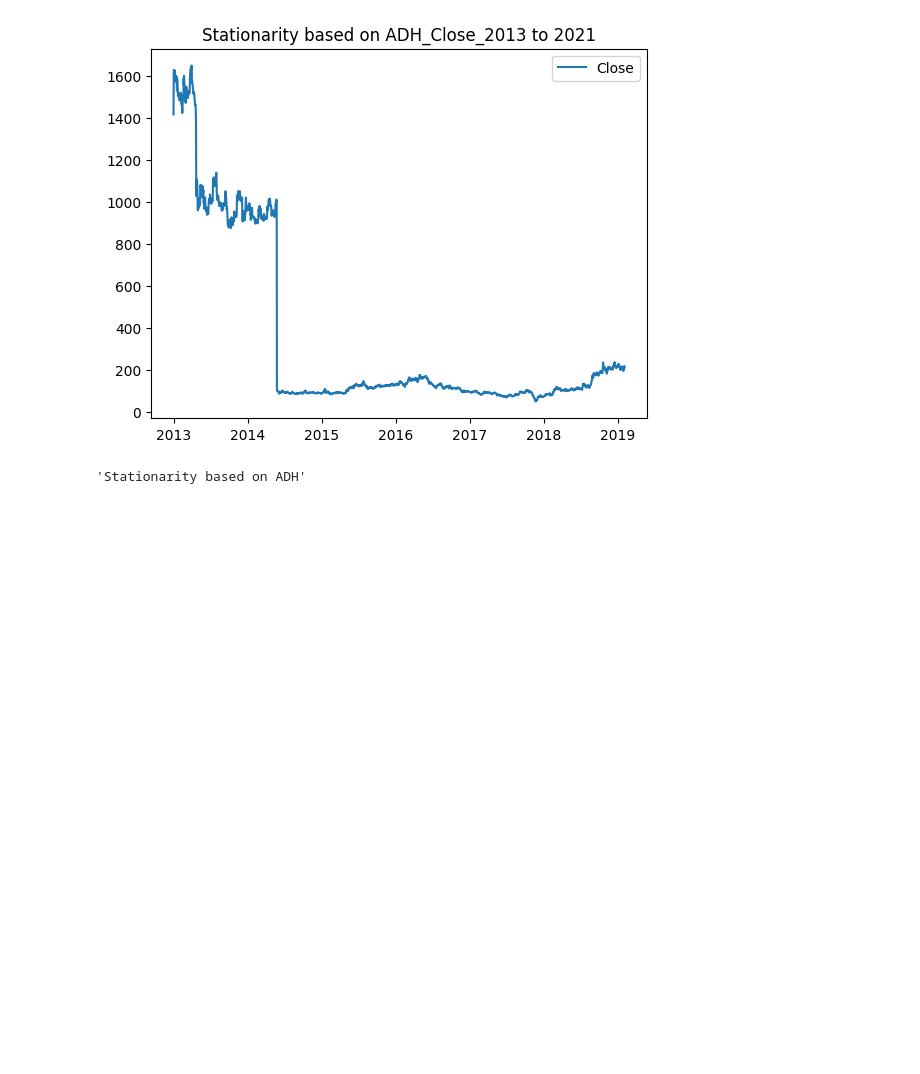
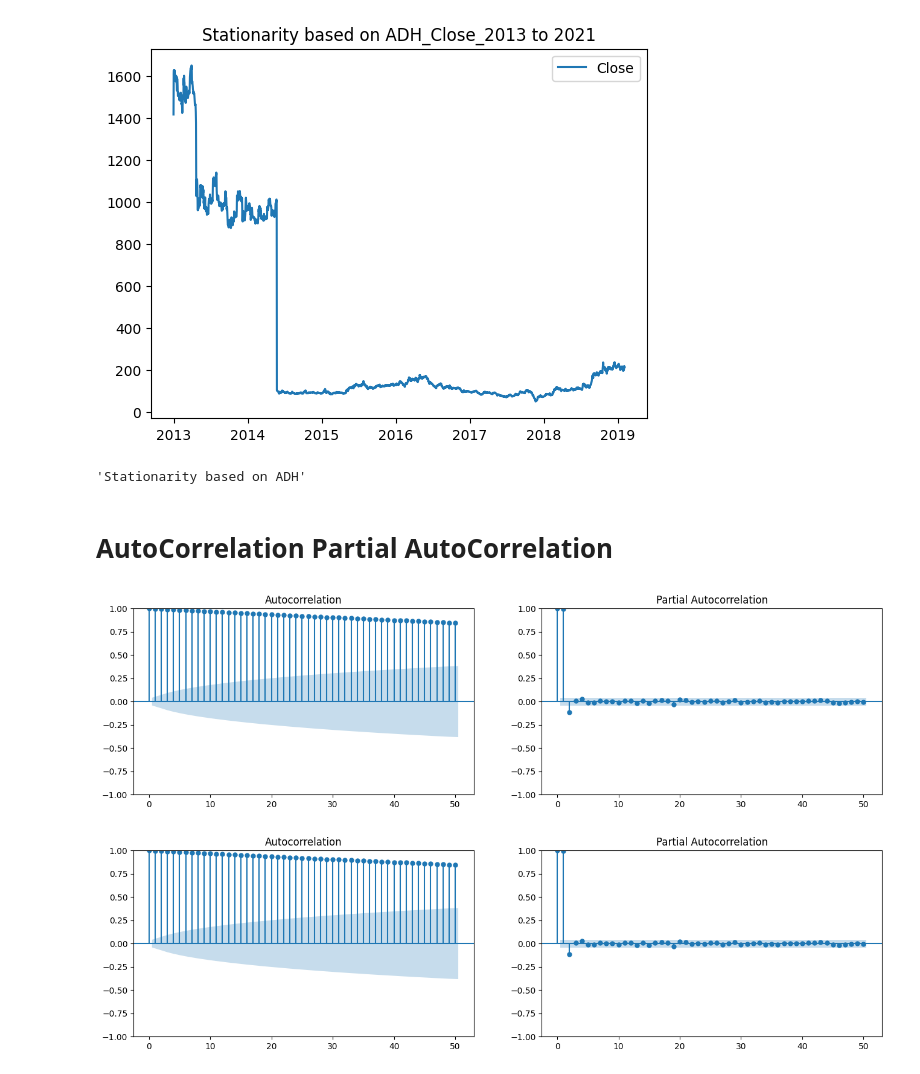
Before and after one commit to ShameemBanuAI/Time-Series-Analysis, a Jupyter notebook: TimeSeries-stationarity.ipynb, the cells around one changed output. Cells and saved outputs as stored; diff of their text form; code cells hidden in the pictures; blank space fills up the shorter version.

```diff
--- a/TimeSeries-stationarity.ipynb
+++ b/TimeSeries-stationarity.ipynb
@@ -191,3 +191,5 @@ Reject null hypothesis:Non Stationarity
 Accept Alternate hypothesis:Stationarity
 [figure]
 'Stationarity based on ADH'
+# %% [markdown]
+# AutoCorrelation Partial AutoCorrelation
@@ -193,0 +199,7 @@ Accept Alternate hypothesis:Stationarity
+# %%
+fig,axes= plt.subplots(1,2,figsize=(16,4),dpi=100)
+plot_acf(dataset.Close.tolist(),lags=50,ax=axes[0])
+plot_pacf(dataset.Close.tolist(),lags=50,ax=axes[1])
+# %% [output]
+[figure, added]
+[figure, added]
```
Also changed, not shown: parts of 10 cells of this notebook.
